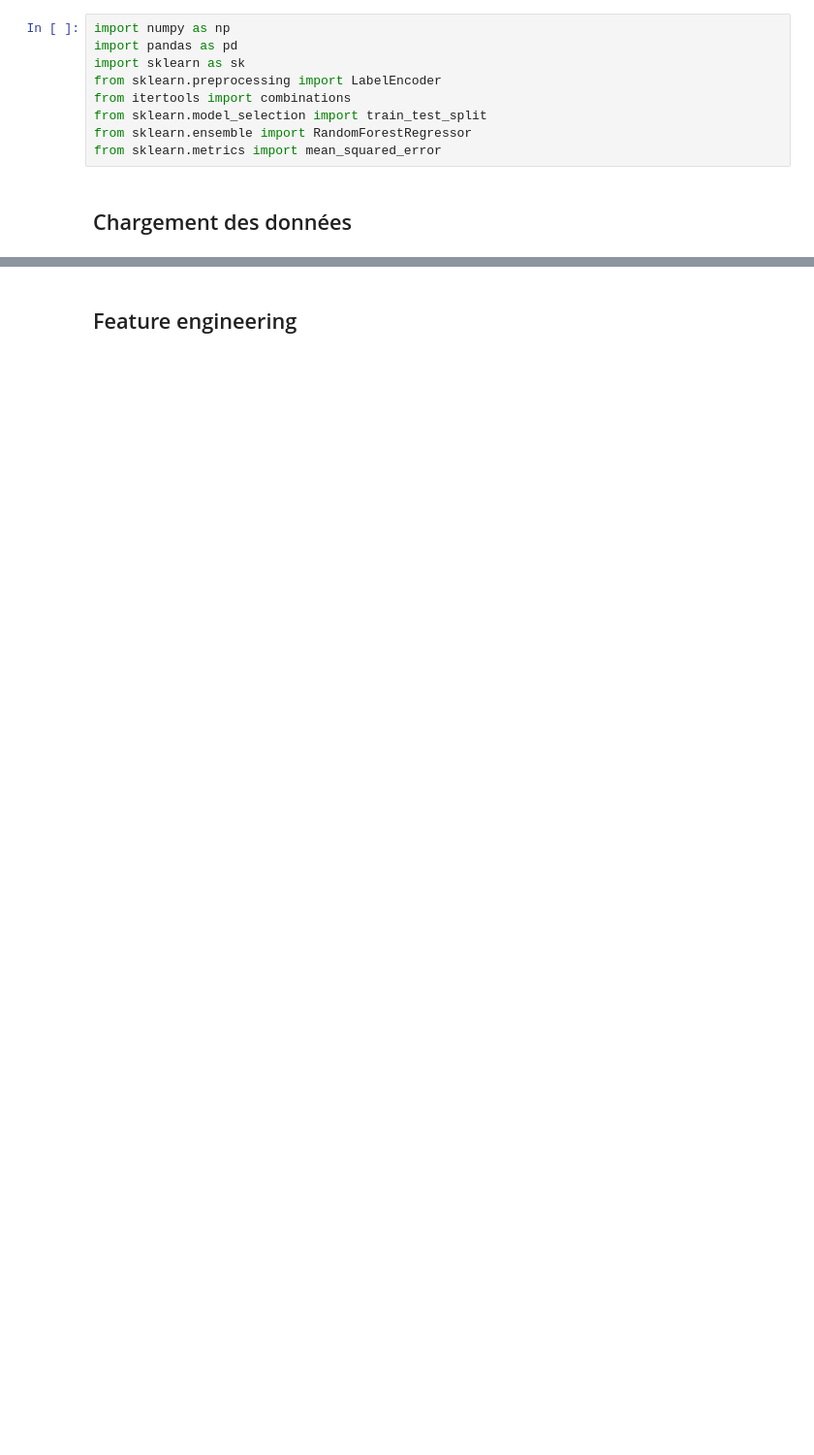
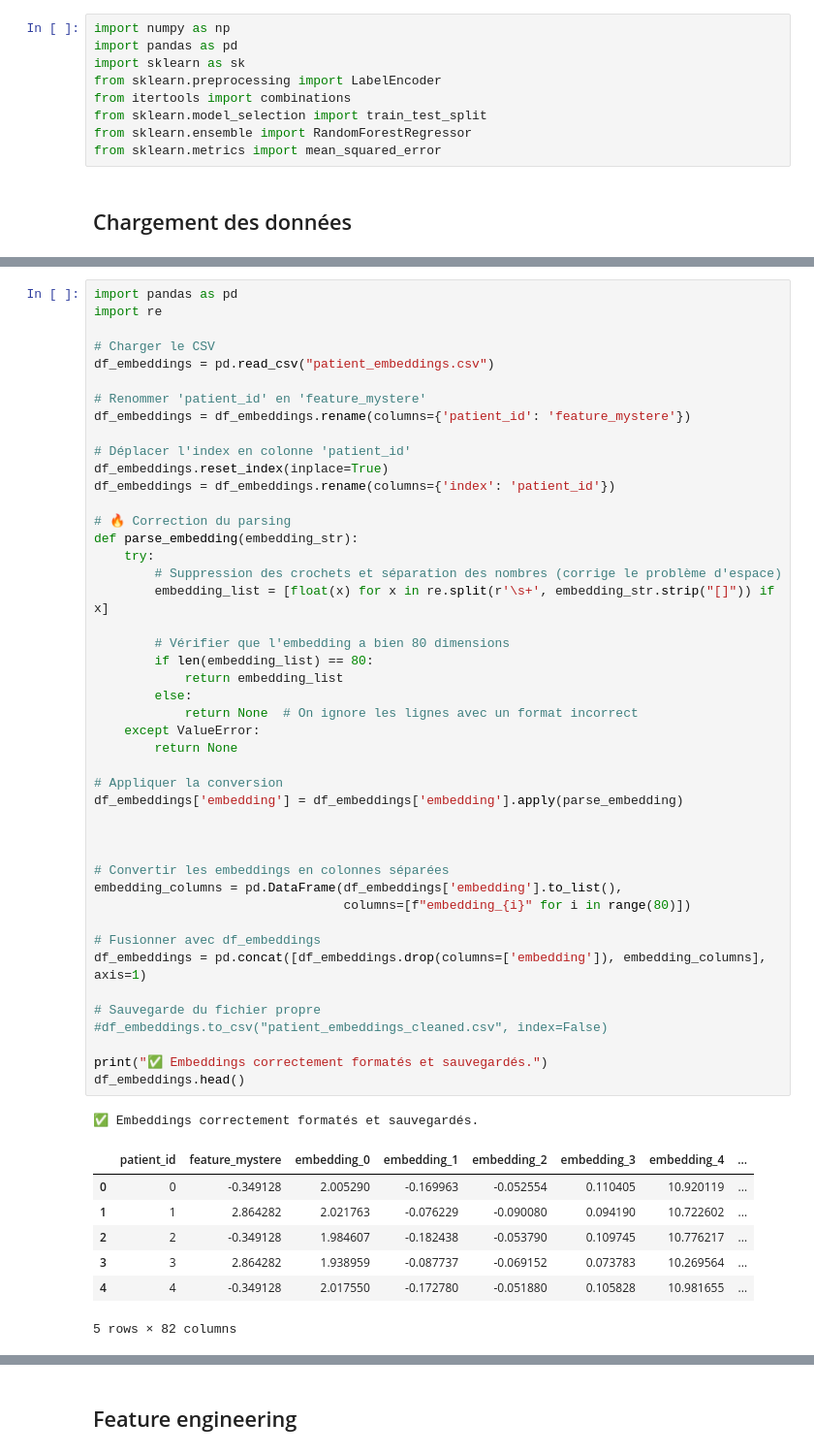
Before and after one commit to SoAnVa/DataChallengeParkinson, a Jupyter notebook: 02_feature_eng_and_predictions.ipynb, the cells around one changed output, grey strips where cells are left out. Shown: that part at 97% size. Drawn from its saved outputs; the diff is of its cells as text; blank space fills up the shorter version.

```diff
--- a/02_feature_eng_and_predictions.ipynb
+++ b/02_feature_eng_and_predictions.ipynb
@@ -29,0 +27,54 @@ X_test.index = X_test.index + X_train.shape[0]  # Décale les index de X_test
+# %%
+import pandas as pd
+import re
+
+# Charger le CSV
+df_embeddings = pd.read_csv("patient_embeddings.csv")
+
+# Renommer 'patient_id' en 'feature_mystere'
+df_embeddings = df_embeddings.rename(columns={'patient_id': 'feature_mystere'})
+
+# Déplacer l'index en colonne 'patient_id'
+df_embeddings.reset_index(inplace=True)
+df_embeddings = df_embeddings.rename(columns={'index': 'patient_id'})
+
+# 🔥 Correction du parsing
+def parse_embedding(embedding_str):
+    try:
+        # Suppression des crochets et séparation des nombres (corrige le problème d'espace)
+        embedding_list = [float(x) for x in re.split(r'\s+', embedding_str.strip("[]")) if x]
+
+        # Vérifier que l'embedding a bien 80 dimensions
+        if len(embedding_list) == 80:
+            return embedding_list
+        else:
+            return None  # On ignore les lignes avec un format incorrect
+    except ValueError:
+        return None
+
+# Appliquer la conversion
+df_embeddings['embedding'] = df_embeddings['embedding'].apply(parse_embedding)
+
+
+
+# Convertir les embeddings en colonnes séparées
+embedding_columns = pd.DataFrame(df_embeddings['embedding'].to_list(),
+                                 columns=[f"embedding_{i}" for i in range(80)])
+
+# Fusionner avec df_embeddings
+df_embeddings = pd.concat([df_embeddings.drop(columns=['embedding']), embedding_columns], axis=1)
+
+# Sauvegarde du fichier propre
+#df_embeddings.to_csv("patient_embeddings_cleaned.csv", index=False)
+
+print("✅ Embeddings correctement formatés et sauvegardés.")
+df_embeddings.head()
+# %% [output]
+✅ Embeddings correctement formatés et sauvegardés.
+|  | patient_id | feature_mystere | embedding_0 | embedding_1 | embedding_2 | embedding_3 | embedding_4 | ... |
+| 0 | 0 | -0.349128 | 2.005290 | -0.169963 | -0.052554 | 0.110405 | 10.920119 | ... |
+| 1 | 1 | 2.864282 | 2.021763 | -0.076229 | -0.090080 | 0.094190 | 10.722602 | ... |
+| 2 | 2 | -0.349128 | 1.984607 | -0.182438 | -0.053790 | 0.109745 | 10.776217 | ... |
+| 3 | 3 | 2.864282 | 1.938959 | -0.087737 | -0.069152 | 0.073783 | 10.269564 | ... |
+| 4 | 4 | -0.349128 | 2.017550 | -0.172780 | -0.051880 | 0.105828 | 10.981655 | ... |
+5 rows × 82 columns
```
Also changed, not shown: parts of 7 cells of this notebook, 4 other files.
